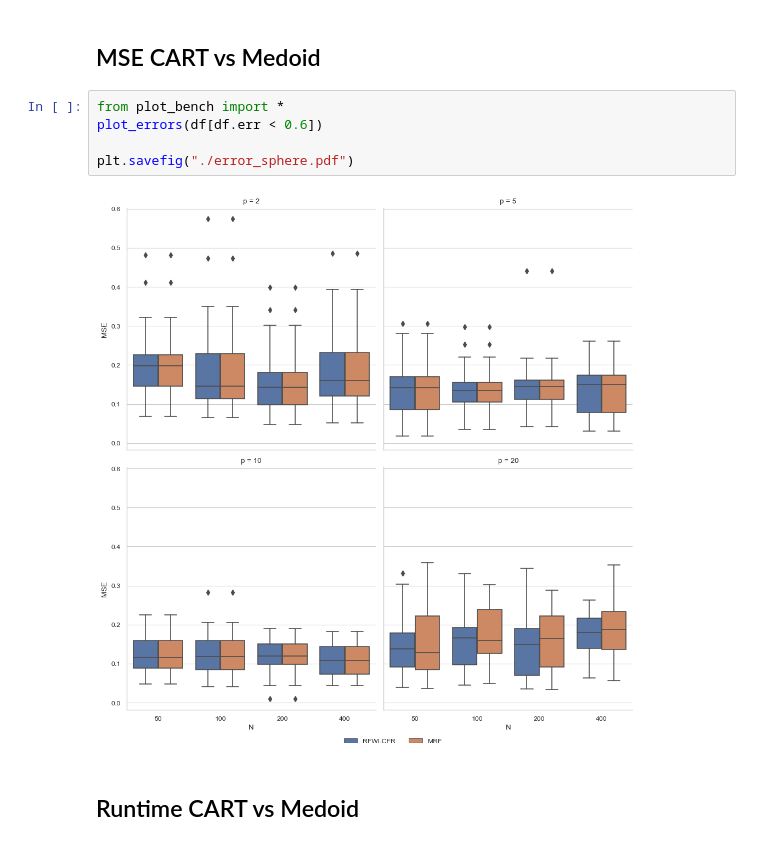
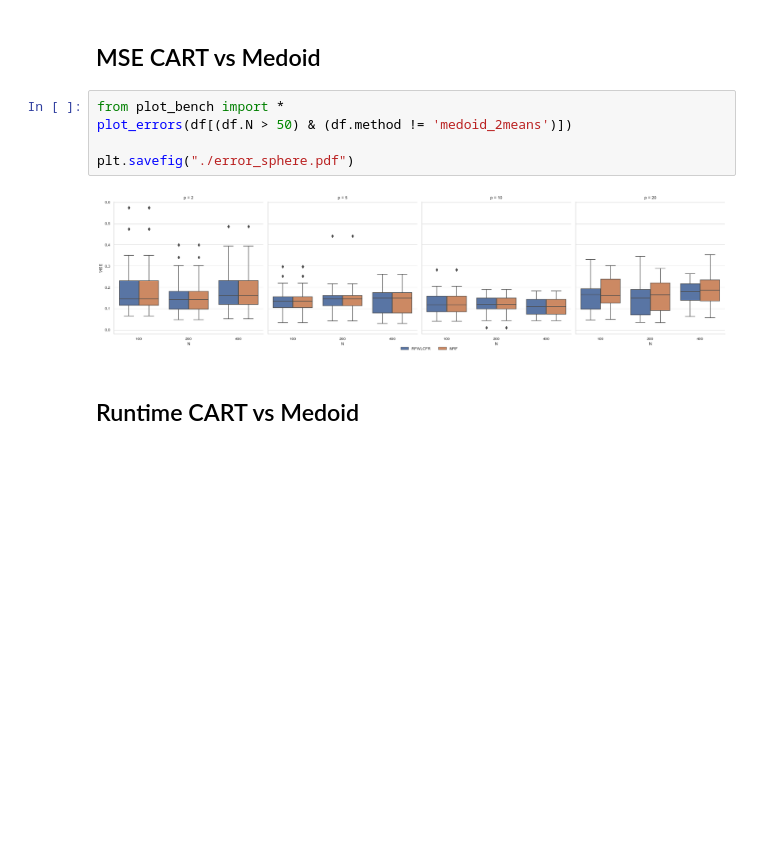
Before and after one commit to matthieubulte/pyfrechet, a Jupyter notebook: benchmark/sphere.ipynb, the cells around one changed output. Cells and saved outputs as stored; diff of their text form; blank space fills up the shorter version.

```diff
--- a/benchmark/sphere.ipynb
+++ b/benchmark/sphere.ipynb
@@ -223,11 +294,11 @@ plt.savefig("./runtime_sphere.pdf")
 ## MSE CART vs Medoid
 # %%
 from plot_bench import *
-plot_errors(df[df.err < 0.6])
+plot_errors(df[(df.N > 50) & (df.method != 'medoid_2means')])
 
 plt.savefig("./error_sphere.pdf")
 # %% [output]
-[figure, old version]
+[figure, new version]
 # %% [markdown]
 ## Runtime CART vs Medoid
 # %%
```
Also changed, not shown: parts of 4 cells of this notebook, 13 other files.
